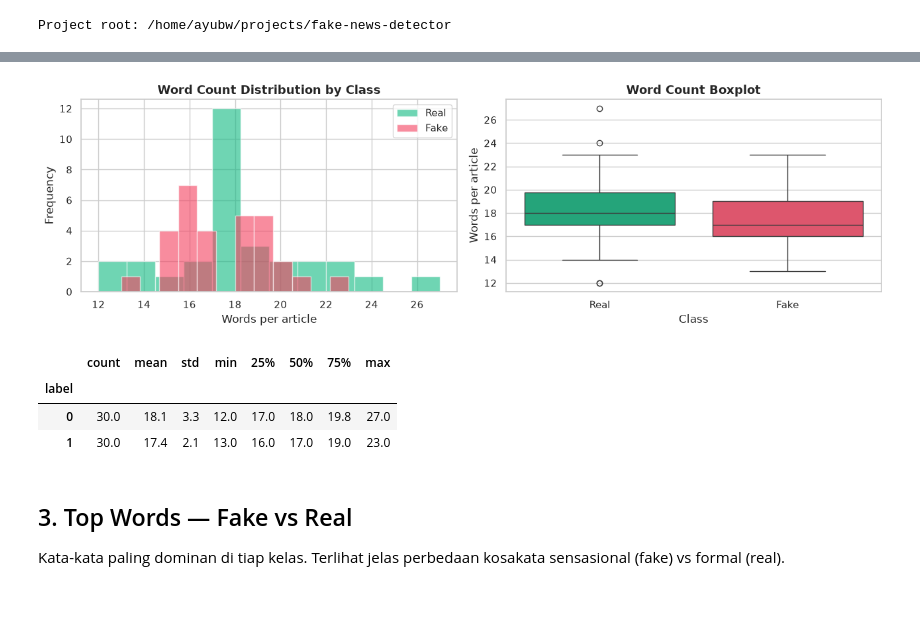
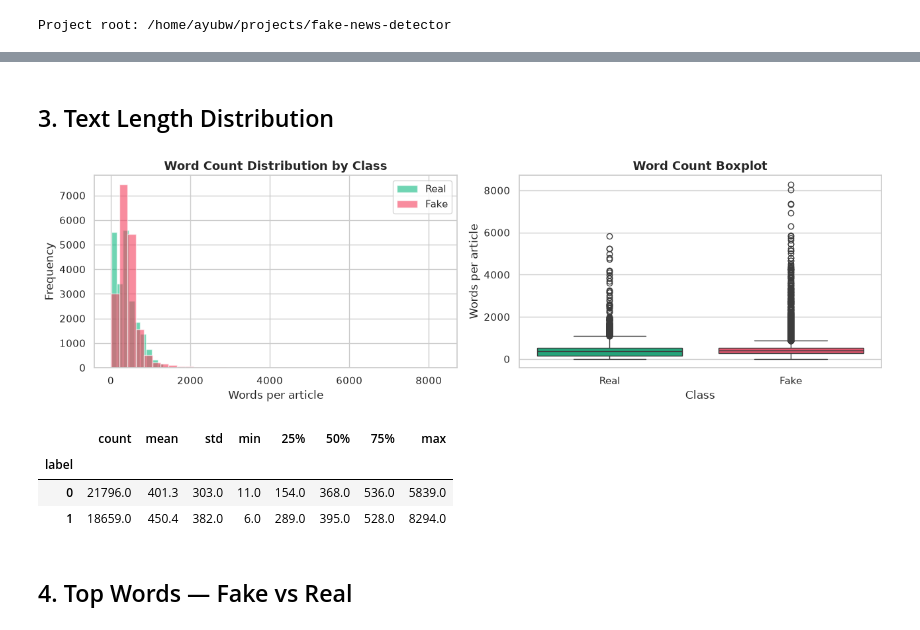
Before and after one commit to ayubwicak/fake-news-detector, a Jupyter notebook: notebooks/exploratory_data_analysis.ipynb, the cells around one changed output, grey strips where cells are left out. Cells and saved outputs as stored; diff of their text form; code cells hidden in the pictures; blank space fills up the shorter version.

```diff
--- a/notebooks/exploratory_data_analysis.ipynb
+++ b/notebooks/exploratory_data_analysis.ipynb
@@ -93,0 +93,41 @@ Membandingkan jumlah kata per artikel antara berita asli dan palsu. Perbedaan di
+# %%
+raw_path = Path('data/raw_train.csv')
+if raw_path.exists():
+    raw = pd.read_csv(raw_path, sep=';')
+    raw['label_fake'] = 1 - raw['label']  # 1=true -> fake=0
+
+    before = raw.groupby('label_fake')['text'].apply(
+        lambda s: s.str.contains('Reuters', case=False, na=False).mean() * 100
+    )
+    after = df.groupby('label')['clean_text'].apply(
+        lambda s: s.str.contains('reuters', case=False, na=False).mean() * 100
+    )
+
+    labels = ['Real', 'Fake']
+    x = np.arange(2)
+    width = 0.35
+
+    fig, ax = plt.subplots(figsize=(8, 4.5))
+    ax.bar(x - width/2, [before.get(0, 0), before.get(1, 0)], width,
+           label='Before stripping', color='#f59e0b')
+    ax.bar(x + width/2, [after.get(0, 0), after.get(1, 0)], width,
+           label='After stripping', color='#6366f1')
+    ax.set_xticks(x)
+    ax.set_xticklabels(labels)
+    ax.set_ylabel('% of articles mentioning "Reuters"')
+    ax.set_title('Leakage Audit: Reuters Shortcut Removed', fontsize=13, fontweight='bold')
+    ax.legend()
+    ax.set_ylim(0, 105)
+
+    for i, v in enumerate([before.get(0, 0), before.get(1, 0)]):
+        ax.text(i - width/2, v + 2, f'{v:.1f}%', ha='center', fontsize=9)
+    for i, v in enumerate([after.get(0, 0), after.get(1, 0)]):
+        ax.text(i + width/2, v + 2, f'{v:.1f}%', ha='center', fontsize=9)
+
+    plt.tight_layout()
+    plt.show()
+    print('Leakage shortcut berhasil dihilangkan: dari ~96% menjadi ~0%.')
+else:
+    print('Raw dataset tidak ditemukan — jalankan scripts/prepare_dataset.py untuk audit lengkap.')
+
+print('Reuters share sekarang:', f"{df['clean_text'].str.contains('reuters').mean()*100:.2f}%")
@@ -94,37 +138,36 @@ Membandingkan jumlah kata per artikel antara berita asli dan palsu. Perbedaan di
+# %% [markdown]
+## 3. Text Length Distribution
 # %%
 df['word_count'] = df['clean_text'].str.split().str.len()
-df['char_count'] = df['clean_text'].str.len()
 
 fig, axes = plt.subplots(1, 2, figsize=(13, 4))
 
 for label, color, name in [(0, '#10b981', 'Real'), (1, '#f43f5e', 'Fake')]:
     subset = df[df['label'] == label]['word_count']
-    axes[0].hist(subset, bins=12, alpha=0.6, color=color, label=name)
+    axes[0].hist(subset, bins=40, alpha=0.6, color=color, label=name)
 axes[0].set_title('Word Count Distribution by Class', fontsize=13, fontweight='bold')
 axes[0].set_xlabel('Words per article')
 axes[0].set_ylabel('Frequency')
 axes[0].legend()
 
 sns.boxplot(data=df, x='label', y='word_count', hue='label',
             palette=['#10b981', '#f43f5e'], legend=False, ax=axes[1])
 axes[1].set_xticklabels(['Real', 'Fake'])
 axes[1].set_title('Word Count Boxplot', fontsize=13, fontweight='bold')
 axes[1].set_xlabel('Class')
 axes[1].set_ylabel('Words per article')
 
 plt.tight_layout()
 plt.show()
 
 df.groupby('label')['word_count'].describe().round(1)
 # %% [output]
-[figure, old version]
+[figure, new version]
 |  | count | mean | std | min | 25% | 50% | 75% | max |
 | label |  |  |  |  |  |  |  |  |
-| 0 | 30.0 | 18.1 | 3.3 | 12.0 | 17.0 | 18.0 | 19.8 | 27.0 |
-| 1 | 30.0 | 17.4 | 2.1 | 13.0 | 16.0 | 17.0 | 19.0 | 23.0 |
+| 0 | 21796.0 | 401.3 | 303.0 | 11.0 | 154.0 | 368.0 | 536.0 | 5839.0 |
+| 1 | 18659.0 | 450.4 | 382.0 | 6.0 | 289.0 | 395.0 | 528.0 | 8294.0 |
-# %% [markdown]
-## 3. Top Words — Fake vs Real
-
-Kata-kata paling dominan di tiap kelas. Terlihat jelas perbedaan kosakata sensasional (fake) vs formal (real).
+# %% [markdown]
+## 4. Top Words — Fake vs Real
 # %%
 from collections import Counter
```
Also changed, not shown: parts of 19 cells of this notebook, 12 other files.
